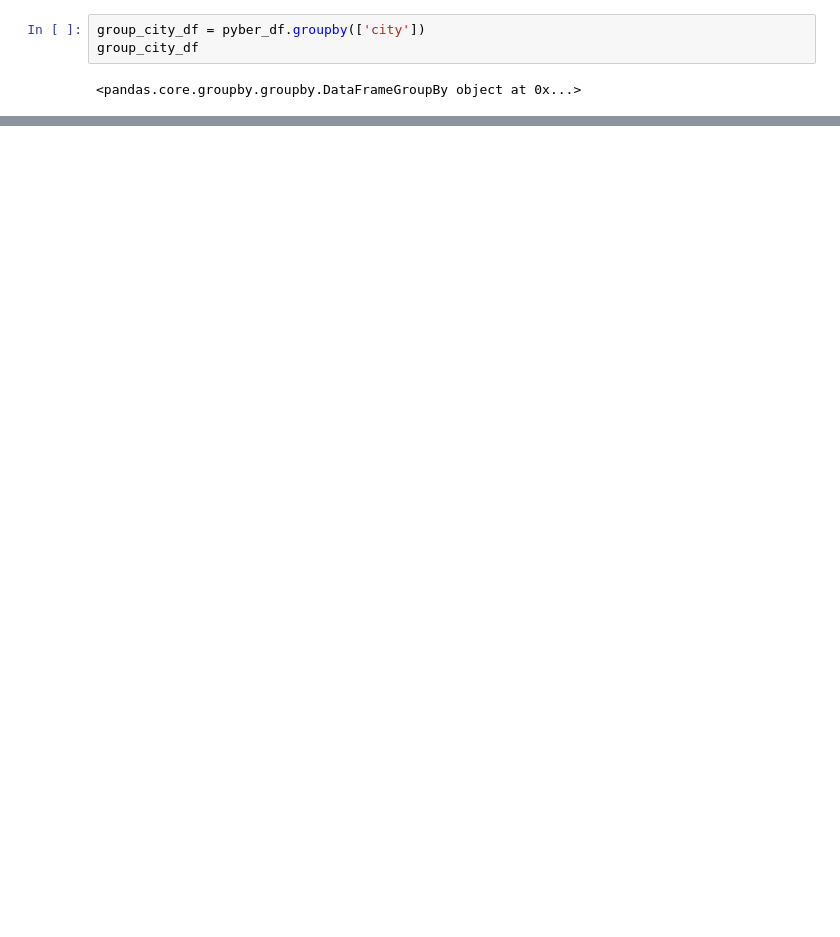
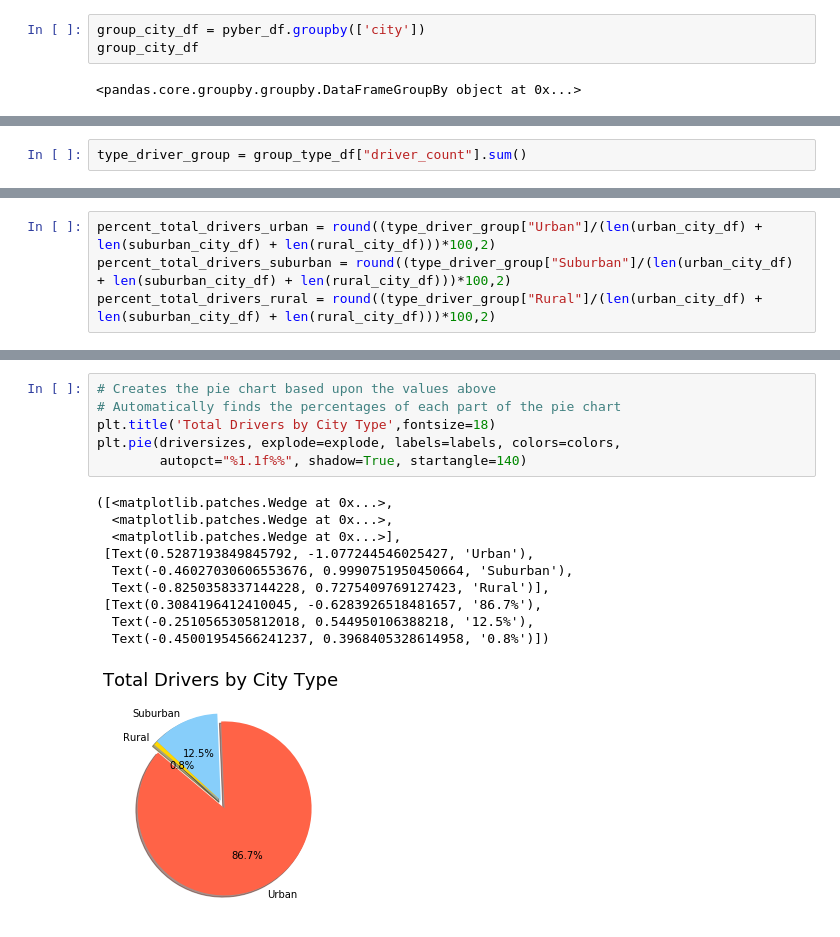
Before and after one commit to damuakula/Pyber_challenge, a Jupyter notebook: pyber_scatter.ipynb, the cells around one changed output, grey strips where cells are left out. Cells and saved outputs as stored; diff of their text form; blank space fills up the shorter version.

```diff
--- a/pyber_scatter.ipynb
+++ b/pyber_scatter.ipynb
@@ -80,0 +61,2 @@ total_rides_per_city = group_city_df["ride_id"].count()
+# %%
+type_driver_group = group_type_df["driver_count"].sum()
@@ -80,0 +71,4 @@ total_rides_per_city = group_city_df["ride_id"].count()
+# %%
+percent_total_drivers_urban = round((type_driver_group["Urban"]/(len(urban_city_df) + len(suburban_city_df) + len(rural_city_df)))*100,2)
+percent_total_drivers_suburban = round((type_driver_group["Suburban"]/(len(urban_city_df) + len(suburban_city_df) + len(rural_city_df)))*100,2)
+percent_total_drivers_rural = round((type_driver_group["Rural"]/(len(urban_city_df) + len(suburban_city_df) + len(rural_city_df)))*100,2)
@@ -96,0 +170,17 @@ plt.show
+# %%
+# Creates the pie chart based upon the values above
+# Automatically finds the percentages of each part of the pie chart
+plt.title('Total Drivers by City Type',fontsize=18)
+plt.pie(driversizes, explode=explode, labels=labels, colors=colors,
+        autopct="%1.1f%%", shadow=True, startangle=140)
+# %% [output]
+([<matplotlib.patches.Wedge at 0x...>,
+  <matplotlib.patches.Wedge at 0x...>,
+  <matplotlib.patches.Wedge at 0x...>],
+ [Text(0.5287193849845792, -1.077244546025427, 'Urban'),
+  Text(-0.46027030606553676, 0.9990751950450664, 'Suburban'),
+  Text(-0.8250358337144228, 0.7275409769127423, 'Rural')],
+ [Text(0.3084196412410045, -0.6283926518481657, '86.7%'),
+  Text(-0.2510565305812018, 0.544950106388218, '12.5%'),
+  Text(-0.45001954566241237, 0.3968405328614958, '0.8%')])
+[figure, added]
```
Also changed, not shown: parts of 18 cells of this notebook.
